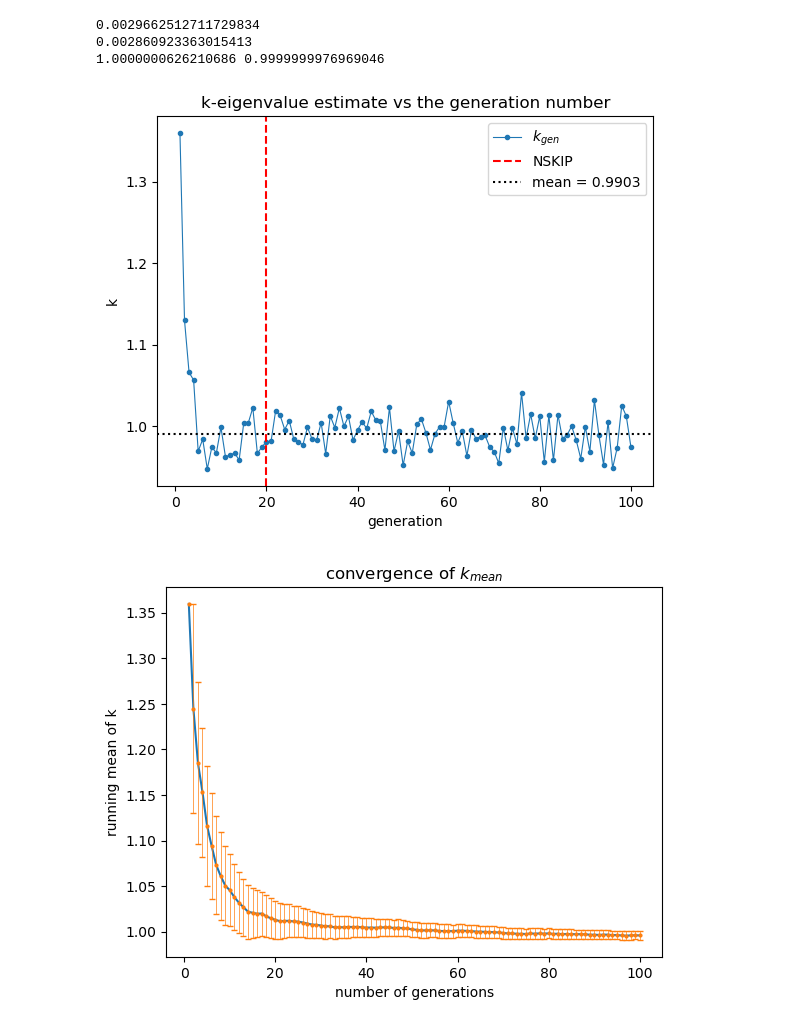
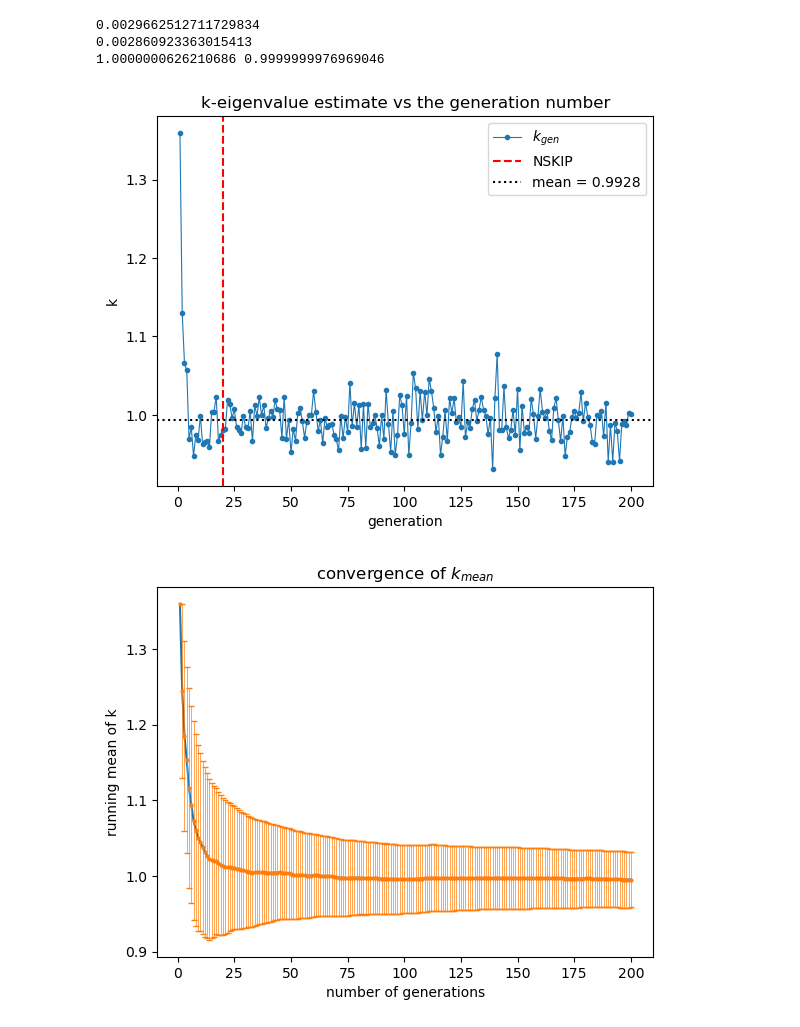
Before and after one commit to Ben0-0/IAEA_Reactor-Physics, a Jupyter notebook: HomeAssignments/HA2/HA2-2.ipynb, the cells around one changed output. Drawn from its saved outputs; the diff is of its cells as text; code cells hidden in the pictures.

```diff
--- a/HomeAssignments/HA2/HA2-2.ipynb
+++ b/HomeAssignments/HA2/HA2-2.ipynb
@@ -207,7 +208,7 @@ def run(R, NGEN, NPG, NSKIP, seed = None, return_all = False):
         else: src = np.zeros((NPG,3))
     active_gen = ks[NSKIP:]
     keff = active_gen.mean()
-    kstd = active_gen.std(ddof = 1)/np.sqrt(len(active_gen))
+    kstd = active_gen.std()
     return (keff, kstd, ks) if return_all else (keff, kstd)
 
 capture = sig_extract('U235_capture.txt')
@@ -277,31 +278,31 @@ print(E_new.min()/alpha, E_new.max())
 0.002860923363015413
 1.0000000626210686 0.9999999976969046
 # %%
-keff, kste, ks = run(8.0, 100, 3000, 10, seed = 1, return_all = True)
+keff, kstd, ks = run(8.0, 200, 3000, 10, seed = 1, return_all = True)
 gen = np.arange(1, len(ks)+1)
 
 # Plot of k at the ith generation
 plt.figure()
 plt.plot(gen, ks, "o-", ms=3, lw=0.8, label="$k_{gen}$")
 plt.axvline(20, color="r", ls="--", label="NSKIP")
 plt.axhline(keff, color="k", ls=":", label=f"mean = {keff:.4f}")
 plt.xlabel("generation")
 plt.ylabel("k")
 plt.title("k-eigenvalue estimate vs the generation number")
 plt.legend()
 
 
 # Plot of k-mean upto the ith generation
 running_mean = np.cumsum(ks) / gen
-running_err = np.array([ks[:g].std(ddof=1) / np.sqrt(g) if g > 1 else np.nan for g in gen])
+running_err = np.array([ks[:g].std() if g > 1 else np.nan for g in gen])
 plt.figure()
 plt.plot(gen, running_mean)
 plt.title("convergence of $k_{mean}$")
 plt.xlabel("number of generations")
 plt.ylabel("running mean of k")
 plt.errorbar(gen, running_mean, yerr=running_err, fmt="o", ms=2, capsize=2, elinewidth=0.5)
 plt.show()
 # %% [output]
-[figure, old version]
+[figure, new version]
-[figure, old version]
+[figure, new version]
 # %% [markdown]
```
Also changed, not shown: parts of 15 cells of this notebook.
